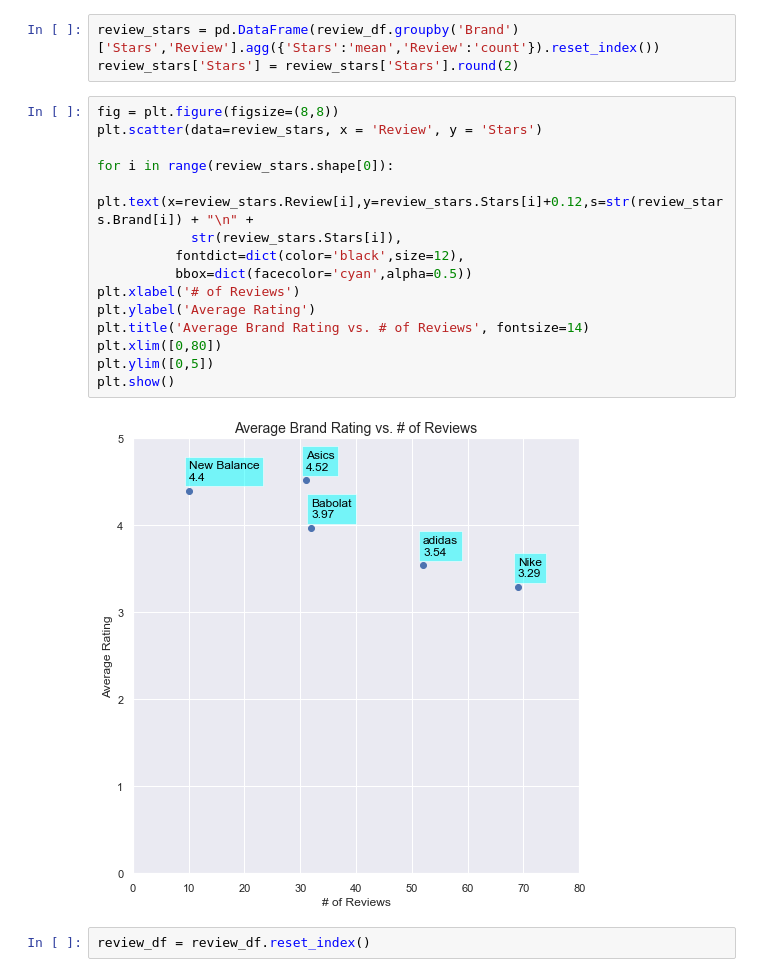
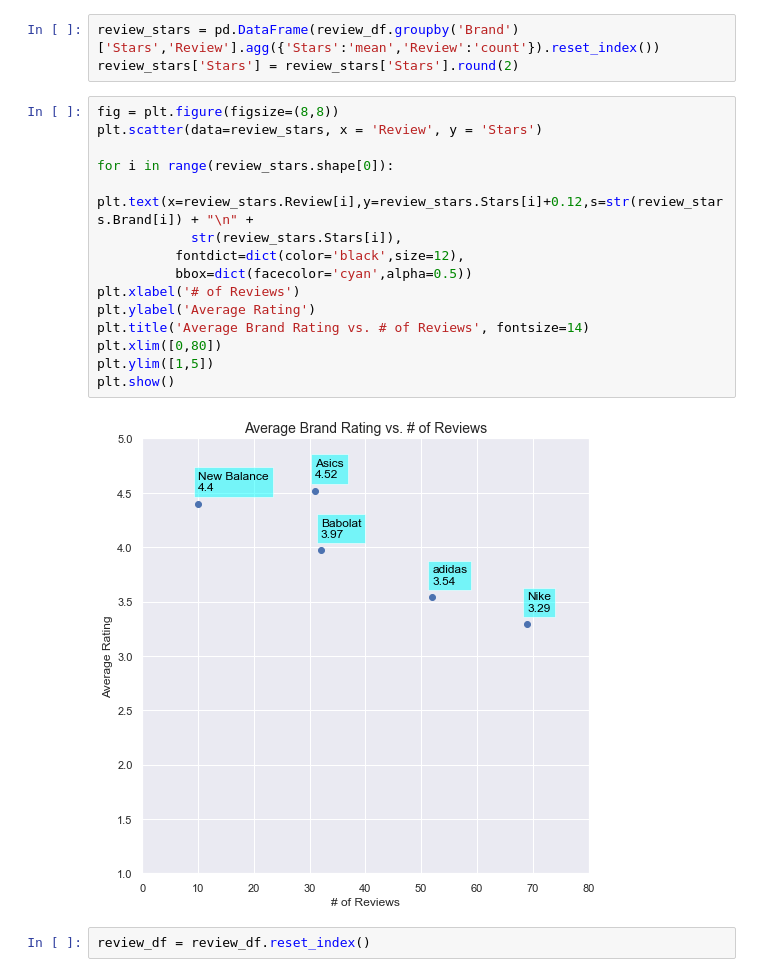
Before and after one commit to rahprabhu/Tennis_Shoe_Senitment_Analysis, a Jupyter notebook: Tennis Shoes - EDA and NLP.ipynb, the cells around one changed output. Drawn from its saved outputs; the diff is of its cells as text.

```diff
--- a/Tennis Shoes - EDA and NLP.ipynb
+++ b/Tennis Shoes - EDA and NLP.ipynb
@@ -503,20 +503,20 @@ review_stars['Stars'] = review_stars['Stars'].round(2)
 # %%
 fig = plt.figure(figsize=(8,8))
 plt.scatter(data=review_stars, x = 'Review', y = 'Stars')
 
 for i in range(review_stars.shape[0]):
     plt.text(x=review_stars.Review[i],y=review_stars.Stars[i]+0.12,s=str(review_stars.Brand[i]) + "\n" +
             str(review_stars.Stars[i]),
           fontdict=dict(color='black',size=12),
           bbox=dict(facecolor='cyan',alpha=0.5))
 plt.xlabel('# of Reviews')
 plt.ylabel('Average Rating')
 plt.title('Average Brand Rating vs. # of Reviews', fontsize=14)
 plt.xlim([0,80])
-plt.ylim([0,5])
+plt.ylim([1,5])
 plt.show()
 # %% [output]
-[figure, old version]
+[figure, new version]
 # %%
 review_df = review_df.reset_index()
 # %% [markdown]
```
Also changed, not shown: parts of 4 cells of this notebook.
